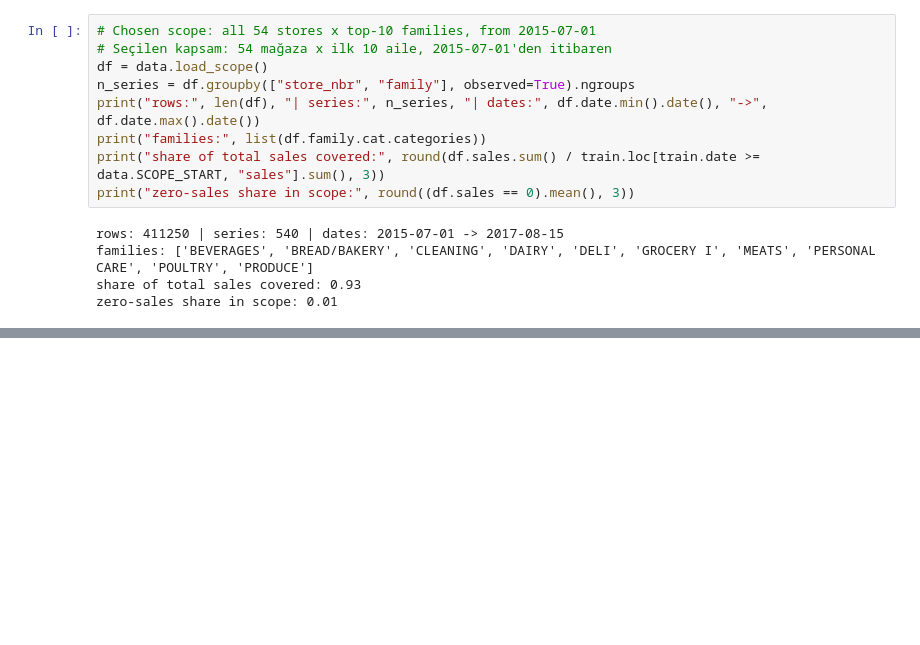
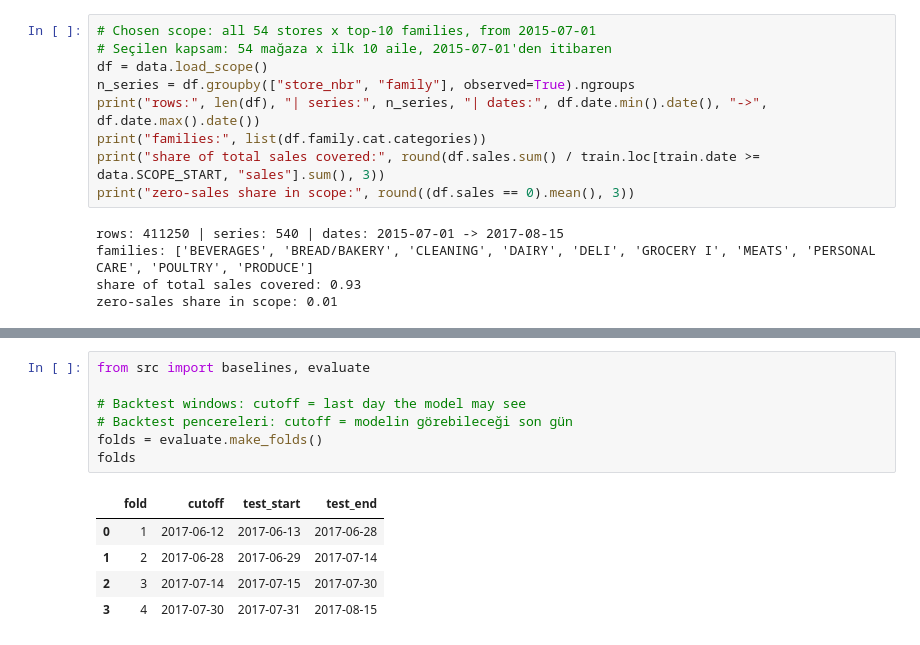
Before and after one commit to Mervecaliskann/retail-demand-forecasting, a Jupyter notebook: notebooks/forecasting.ipynb, the cells around one changed output, grey strips where cells are left out. Cells and saved outputs as stored; diff of their text form; blank space fills up the shorter version.

```diff
--- a/notebooks/forecasting.ipynb
+++ b/notebooks/forecasting.ipynb
@@ -109,0 +123,13 @@ zero-sales share in scope: 0.01
+# %%
+from src import baselines, evaluate
+
+# Backtest windows: cutoff = last day the model may see
+# Backtest pencereleri: cutoff = modelin görebileceği son gün
+folds = evaluate.make_folds()
+folds
+# %% [output]
+|  | fold | cutoff | test_start | test_end |
+| 0 | 1 | 2017-06-12 | 2017-06-13 | 2017-06-28 |
+| 1 | 2 | 2017-06-28 | 2017-06-29 | 2017-07-14 |
+| 2 | 3 | 2017-07-14 | 2017-07-15 | 2017-07-30 |
+| 3 | 4 | 2017-07-30 | 2017-07-31 | 2017-08-15 |
```
Also changed, not shown: parts of 3 cells of this notebook, 3 other files.
